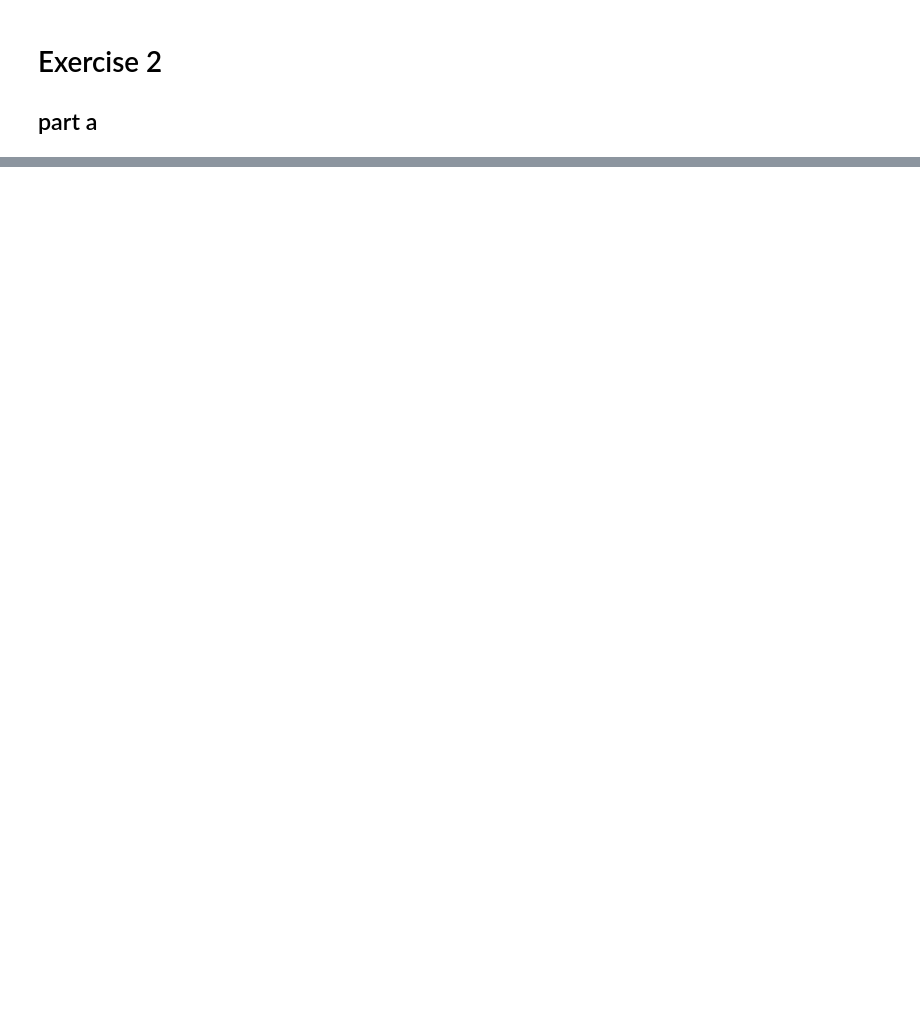
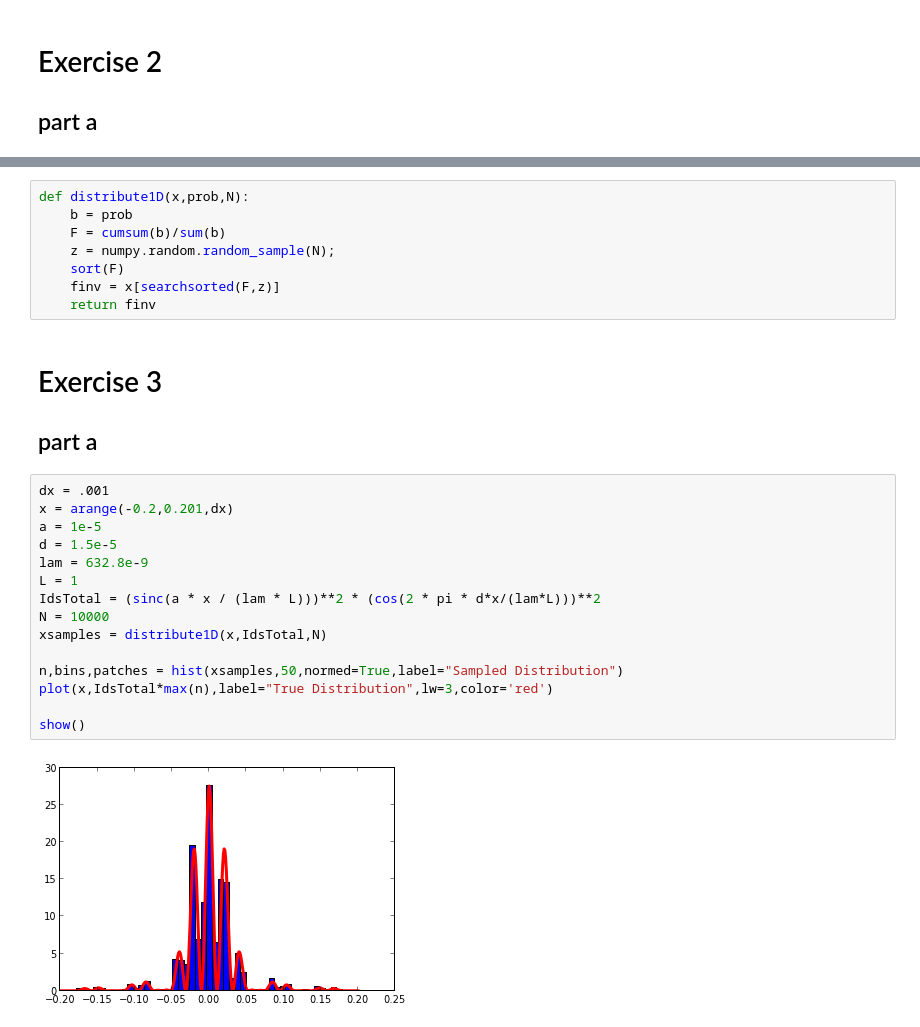
Before and after one commit to mtotten/PHYS202-S13, a Jupyter notebook: Week8/RandomNumbersAndMonteCarlo.ipynb, the cells around one changed output, grey strips where cells are left out. Cells and saved outputs as stored; diff of their text form; blank space fills up the shorter version.

```diff
--- a/Week8/RandomNumbersAndMonteCarlo.ipynb
+++ b/Week8/RandomNumbersAndMonteCarlo.ipynb
@@ -155,0 +155,30 @@ show()
+# %%
+def distribute1D(x,prob,N):
+    b = prob
+    F = cumsum(b)/sum(b)
+    z = numpy.random.random_sample(N);
+    sort(F)
+    finv = x[searchsorted(F,z)]
+    return finv
+# %% [markdown]
+Exercise 3
+=
+part a
+-
+# %%
+dx = .001
+x = arange(-0.2,0.201,dx)
+a = 1e-5
+d = 1.5e-5
+lam = 632.8e-9
+L = 1
+IdsTotal = (sinc(a * x / (lam * L)))**2 * (cos(2 * pi * d*x/(lam*L)))**2
+N = 10000
+xsamples = distribute1D(x,IdsTotal,N)
+
+n,bins,patches = hist(xsamples,50,normed=True,label="Sampled Distribution")
+plot(x,IdsTotal*max(n),label="True Distribution",lw=3,color='red')
+
+show()
+# %% [output]
+[figure, added]
```
Also changed, not shown: parts of 8 cells of this notebook, 1 other file.
